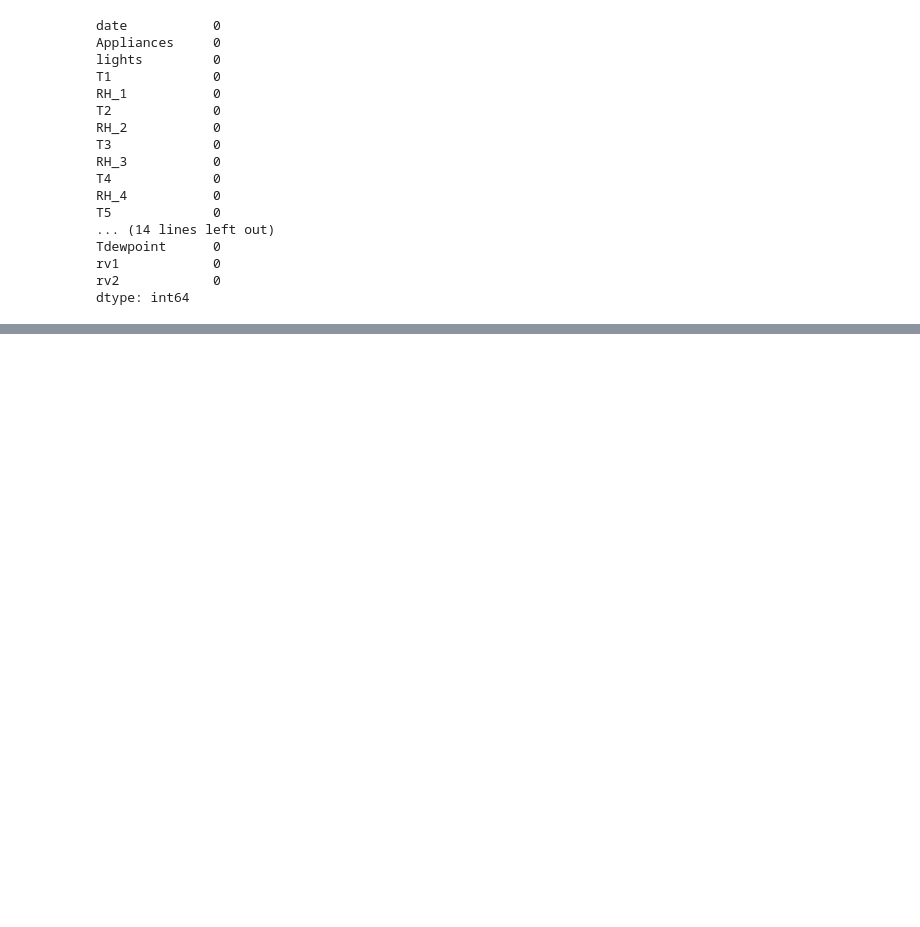
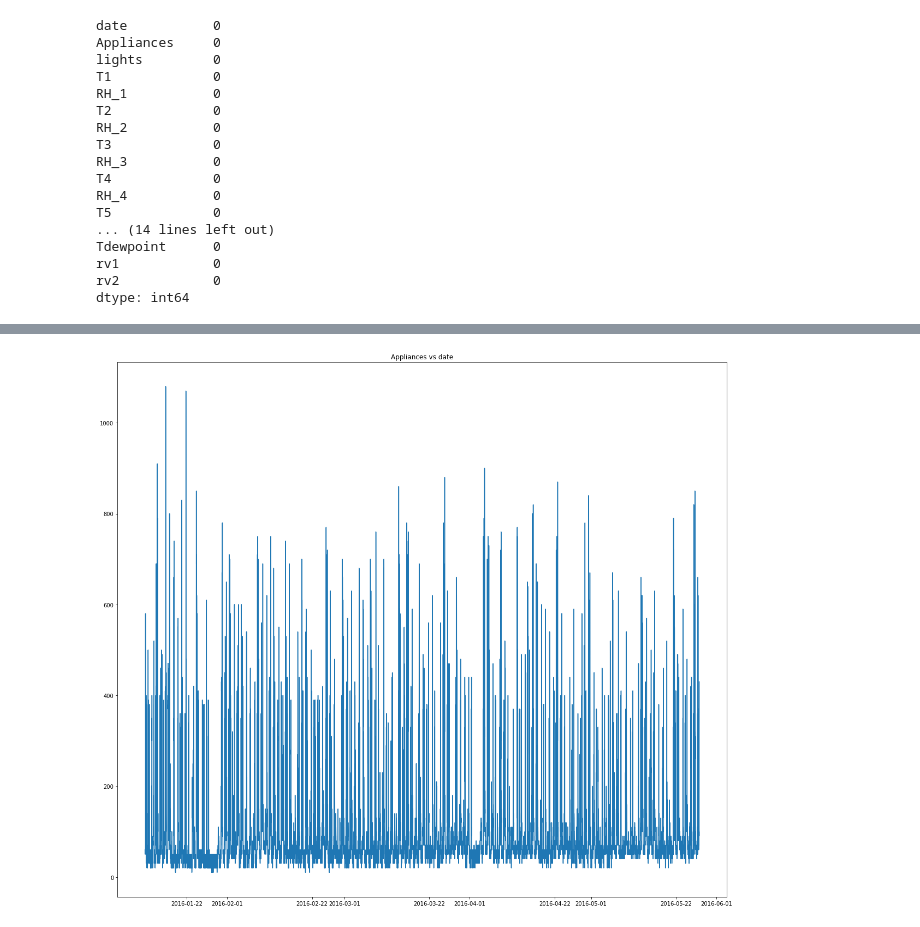
Before and after one commit to bindukovvada/Appliances_Energy_Prediction, a Jupyter notebook: Bindu_Applicances_Energy_Prediction_Capstone_Project.ipynb, the cells around one changed output, grey strips where cells are left out. Saved outputs shown, nothing was run; the diff lists cells and outputs as text; code cells hidden in the pictures; blank space fills up the shorter version.

```diff
--- a/Bindu_Applicances_Energy_Prediction_Capstone_Project.ipynb
+++ b/Bindu_Applicances_Energy_Prediction_Capstone_Project.ipynb
@@ -150,0 +159,9 @@ dtype: int64
+# %%
+energy['dependent'] = energy['Appliances']
+# %%
+#Change dtype of 'date' column
+energy['date'] = pd.to_datetime(energy['date'])
+energy['months'] = energy['date'].dt.month
+energy['hour'] = energy['date'].dt.hour
+energy['week'] = energy['date'].dt.week
+energy['weekday'] = energy['date'].dt.weekday
@@ -150,0 +179,8 @@ dtype: int64
+# %%
+#Find the graph between Appliances and the dates
+plt.figure(figsize=(20,18))
+plt.plot(energy['date'], energy['Appliances'])
+plt.title('Appliances vs date')
+plt.show()
+# %% [output]
+[figure, added]
```
Also changed, not shown: parts of 27 cells of this notebook.
